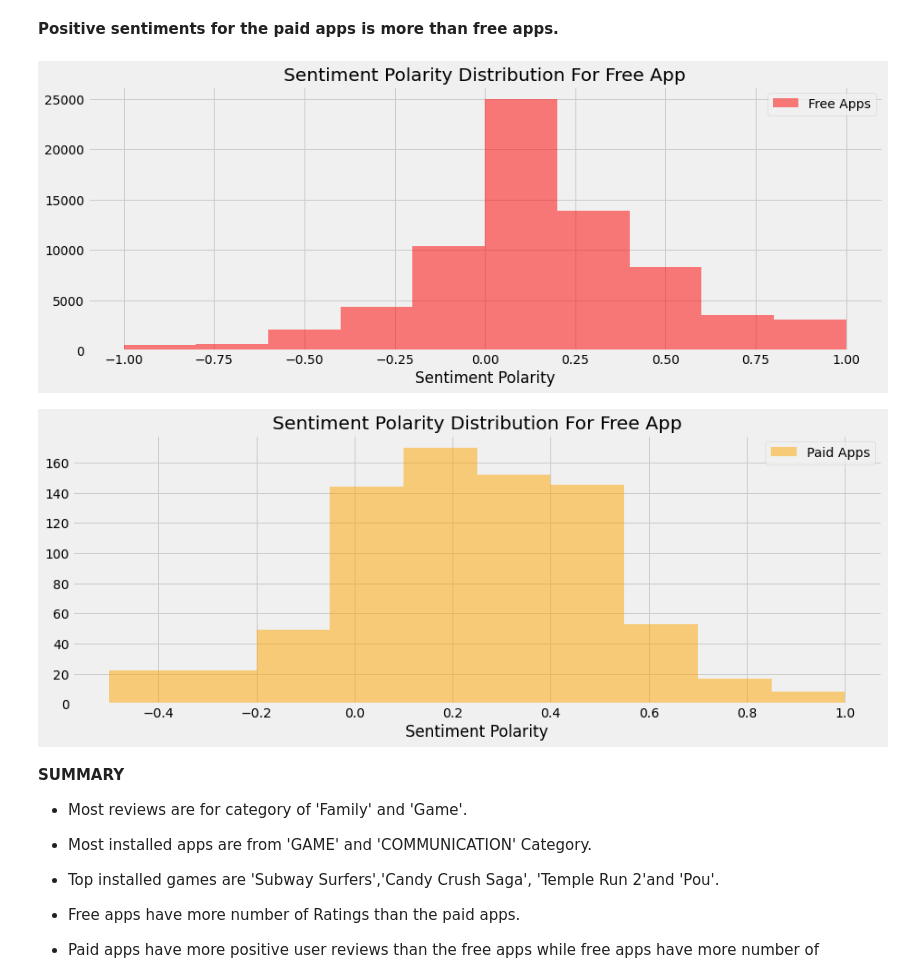
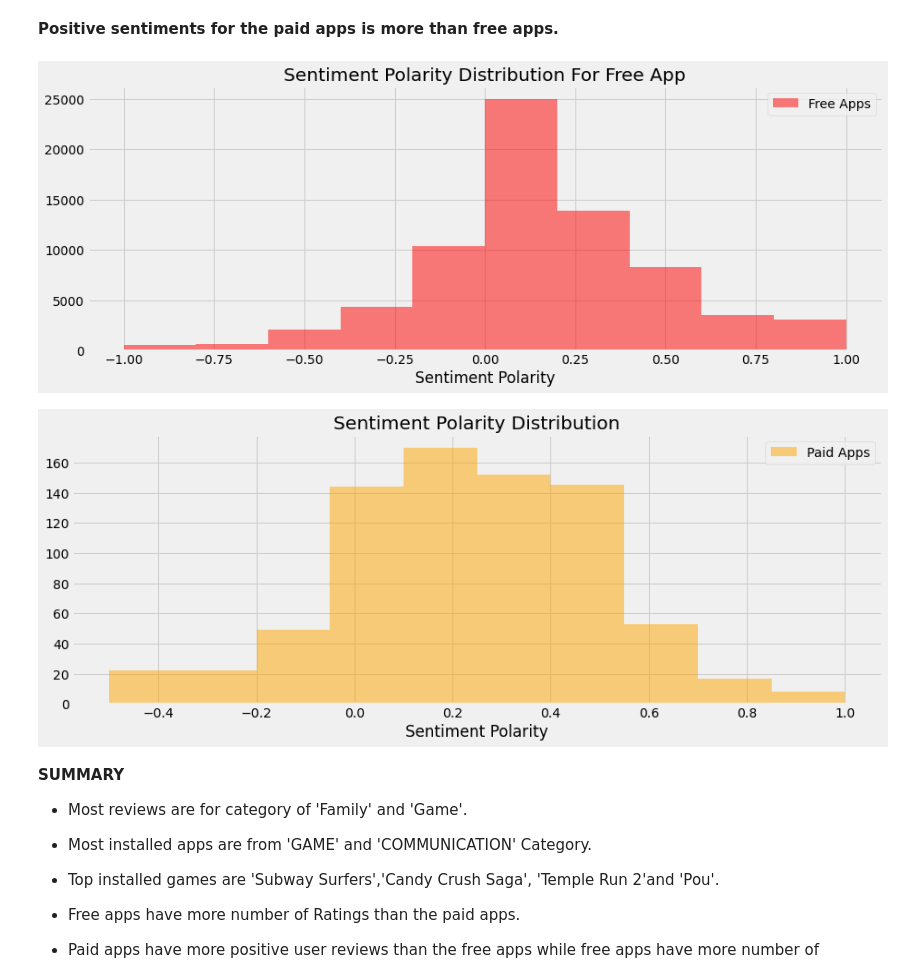
Before and after one commit to nehaa54/exploratory-data-analysis, a Jupyter notebook: Project_playstore_app_analysis_Neha_Jadhav.ipynb, the cells around one changed output. Saved outputs shown, nothing was run; the diff lists cells and outputs as text; code cells hidden in the pictures.

```diff
--- a/Project_playstore_app_analysis_Neha_Jadhav.ipynb
+++ b/Project_playstore_app_analysis_Neha_Jadhav.ipynb
@@ -190,7 +214,6 @@ df1["Reviews"]=pd.to_numeric(df1["Reviews"])
 df1["Installs"]=df1["Installs"].astype(float)
 df1["Price"]=df1["Price"].astype(float)
 df1["Size(Mb)"]=df1["Size(Mb)"].astype(float)
-df1["Rating"]=df1["Rating"].astype(float)
 # %%
 #let's drop the unwanted columns
 df1.drop(['Last Updated','Current Ver','Android Ver'],axis=1,inplace=True)
@@ -605,20 +616,20 @@ Name: Sentiment, dtype: float64
 # %%
 plt.figure(figsize=(14,5))
 plt.hist(free_apps["Sentiment_Polarity"], color="red",alpha=.5, label="Free Apps")
 plt.title('Sentiment Polarity Distribution For Free App')
 plt.xlabel('Sentiment Polarity')
 plt.legend(loc='upper right')
 plt.show()
 print("\n")
 plt.figure(figsize=(14,5))
 plt.hist(paid_apps["Sentiment_Polarity"], color="orange",alpha=.5, label="Paid Apps")
-plt.title('Sentiment Polarity Distribution For Free App')
+plt.title('Sentiment Polarity Distribution')
 plt.xlabel('Sentiment Polarity')
 plt.legend(loc='upper right')
 plt.show()
 # %% [output]
 [figure]
-[figure, old version]
+[figure, new version]
 # %% [markdown]
 **SUMMARY**
 * Most reviews are for category of 'Family' and 'Game'.
```
Also changed, not shown: parts of 33 cells of this notebook.
